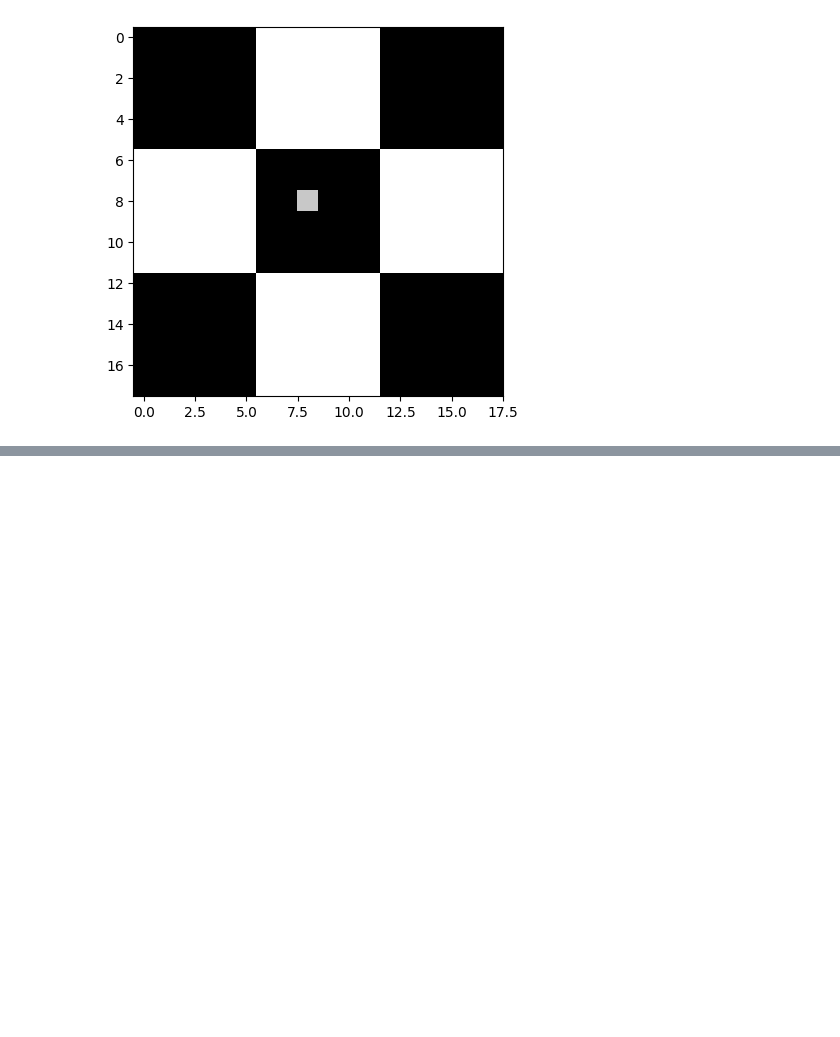
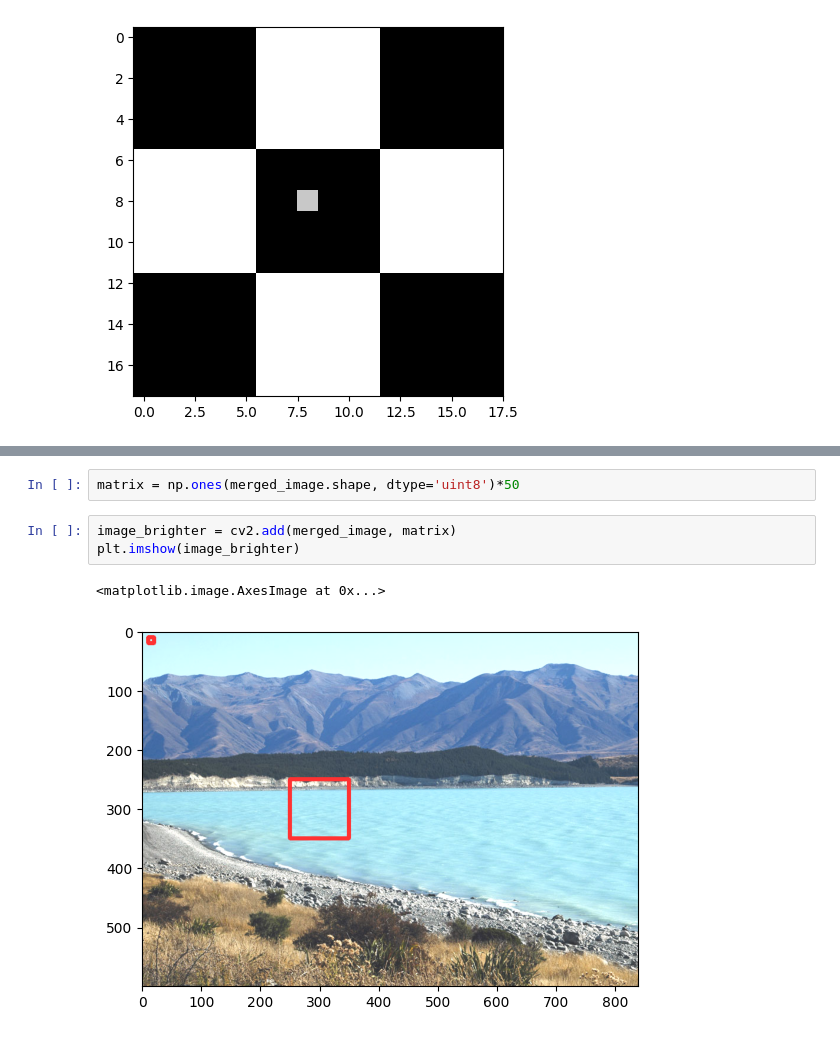
Before and after one commit to vijivenkadesh/computer_vision, a Jupyter notebook: object_detection/opencv_object_detection.ipynb, the cells around one changed output, grey strips where cells are left out. Saved outputs shown, nothing was run; the diff lists cells and outputs as text; blank space fills up the shorter version.

```diff
--- a/object_detection/opencv_object_detection.ipynb
+++ b/object_detection/opencv_object_detection.ipynb
@@ -66,0 +94,8 @@ plt.imshow(bw_image, cmap="gray")
+# %%
+matrix = np.ones(merged_image.shape, dtype='uint8')*50
+# %%
+image_brighter = cv2.add(merged_image, matrix)
+plt.imshow(image_brighter)
+# %% [output]
+<matplotlib.image.AxesImage at 0x...>
+[figure, added]
```
Also changed, not shown: parts of 10 cells of this notebook.
